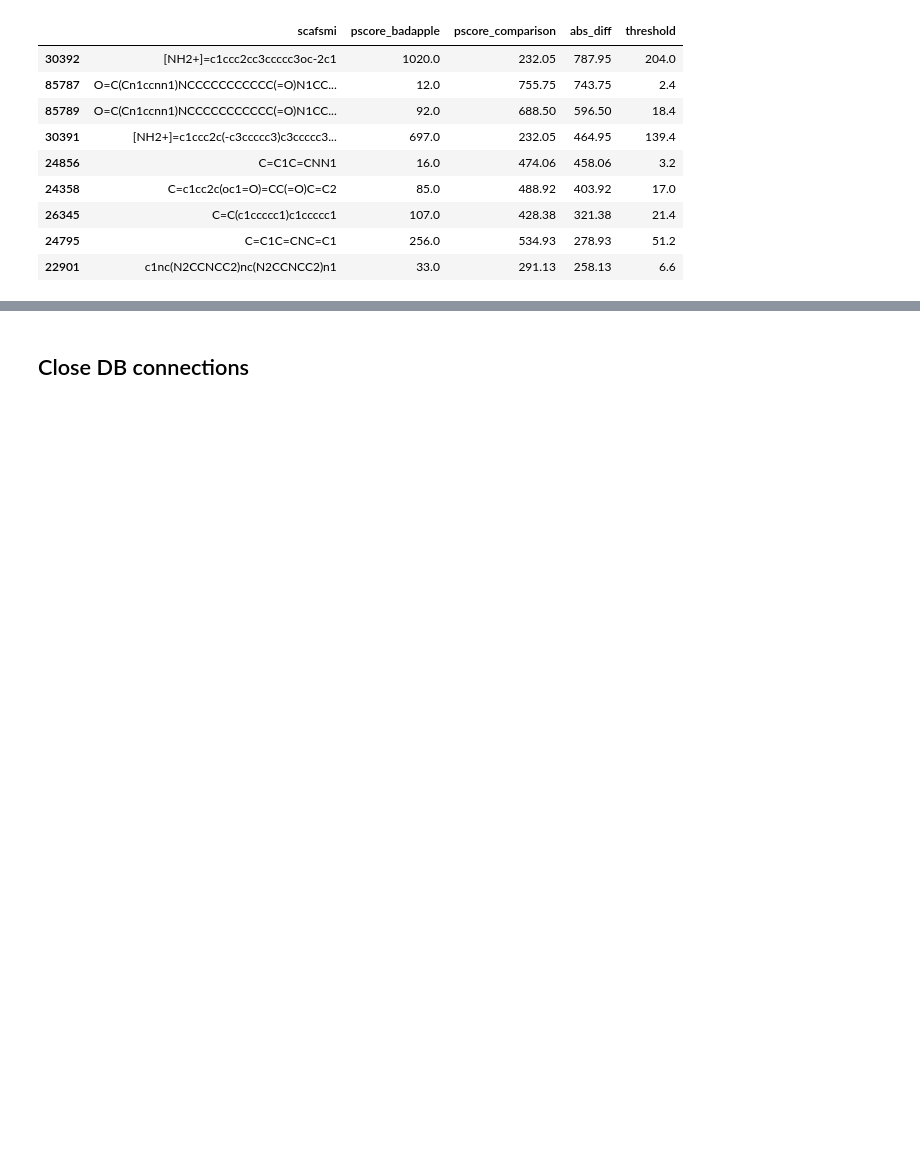
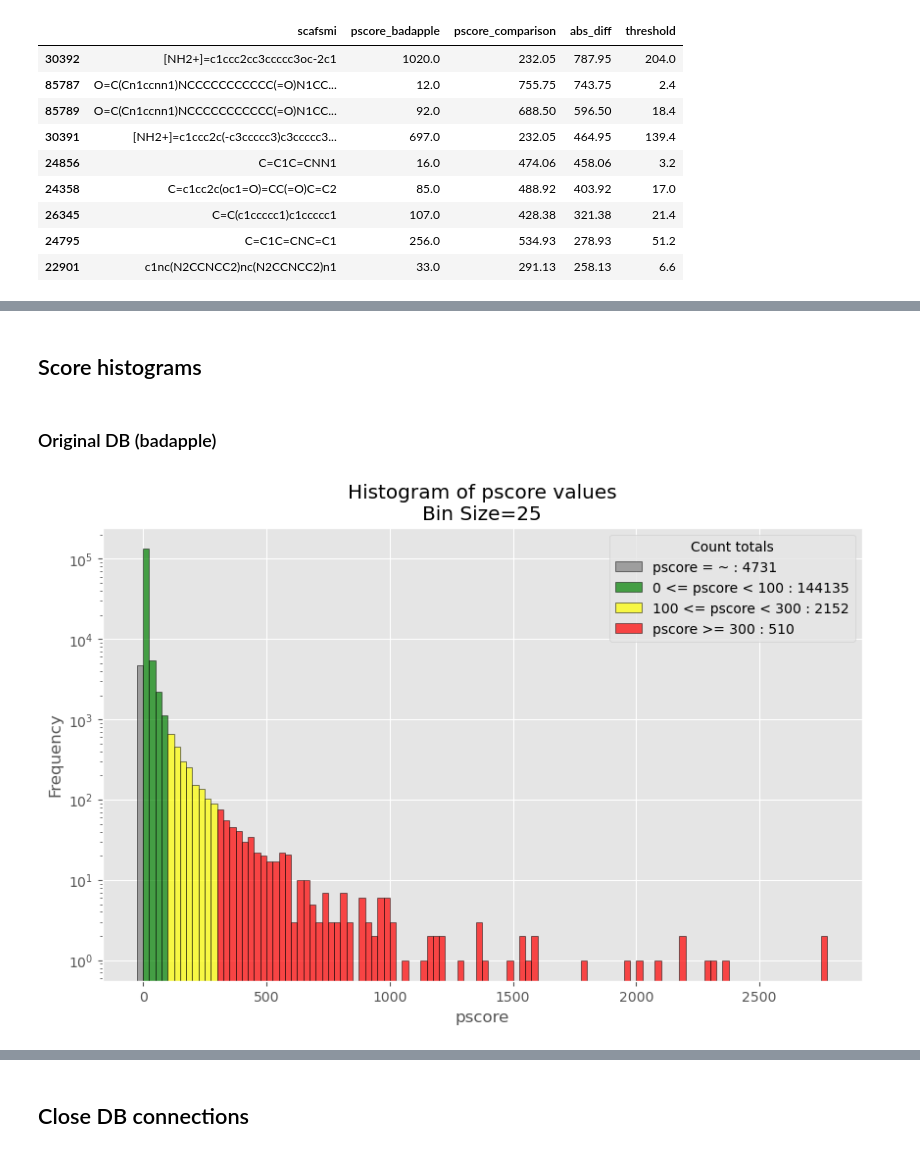
Before and after one commit to unmtransinfo/Badapple2, a Jupyter notebook: badapple1_comparison/src/notebooks/score_comparison.ipynb, the cells around one changed output, grey strips where cells are left out. Saved outputs shown, nothing was run; the diff lists cells and outputs as text; code cells hidden in the pictures; blank space fills up the shorter version.

Commit message:
add histograms + "in_drug" comparison

```diff
--- a/badapple1_comparison/src/notebooks/score_comparison.ipynb
+++ b/badapple1_comparison/src/notebooks/score_comparison.ipynb
@@ -190,3 +191,51 @@ full_image = get_outliers_img(pscore_outliers_df, mols_per_row)
 save_path = f"outliers_image_thresh={threshold}-min_abs_diff={min_abs_diff}.svg"
 with open(save_path, "w") as f:
     f.write(full_image.data)
+# %% [markdown]
+## Score histograms
+# %%
+def show_score_histogram(pscore_values: pd.Series):
+    # Define the ranges and corresponding colors
+    ranges = [(-float('inf'), 0), (0, 100), (100, 300), (300, float('inf'))]
+    colors = ['grey', 'green', 'yellow', 'red']
+    labels = ['pscore = ~', '0 <= pscore < 100', '100 <= pscore < 300', 'pscore >= 300']
+
+    # Create lists to hold the pscore values for each range
+    pscore_lists = [[] for _ in ranges]
+    counts = [0] * len(ranges)
+
+    # Distribute the pscore values into the corresponding lists
+    for pscore in pscore_values:
+        for i, (low, high) in enumerate(ranges):
+            if low <= pscore < high:
+                pscore_lists[i].append(pscore)
+                counts[i] += 1
+                break
+
+    # Define the bin edges in increments of 25
+    bin_size = 25
+    # min score is 0
+    bin_edges = np.arange(-bin_size, max(pscore_values) + bin_size, bin_size)
+
+    # Plot the histogram
+    plt.figure(figsize=(10, 6))
+    for pscore_list, color in zip(pscore_lists, colors):
+        plt.hist(pscore_list, bins=bin_edges, color=color, edgecolor='black', alpha=0.7)
+
+    plt.xlabel('pscore')
+    plt.ylabel('Frequency')
+    plt.yscale("log")
+    plt.title(f'Histogram of pscore values\nBin Size={bin_size}')
+
+    total_count = len(pscore_values)
+    legend_labels = [f'{label} : {count}' for label, count in zip(labels, counts)]
+    legend_labels.append(f'Total: {total_count}')
+    plt.legend(legend_labels, title="Count totals", loc='upper right')
+
+    plt.show()
+# %% [markdown]
+### Original DB (badapple)
+# %%
+show_score_histogram(original_df["pscore"])
+# %% [output]
+[figure, added]
```
Also changed, not shown: parts of 18 cells of this notebook.
